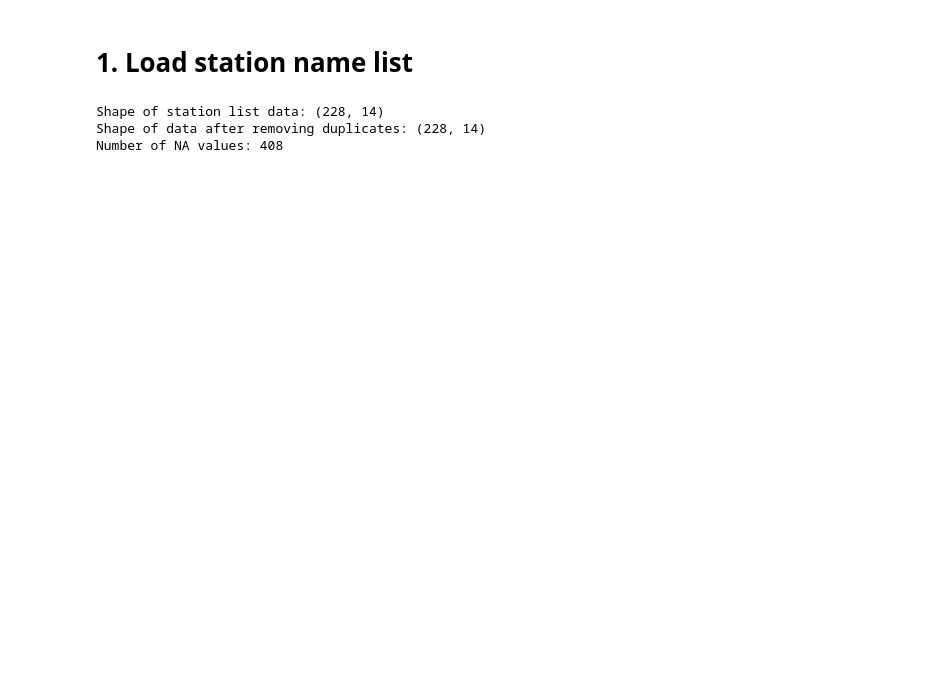
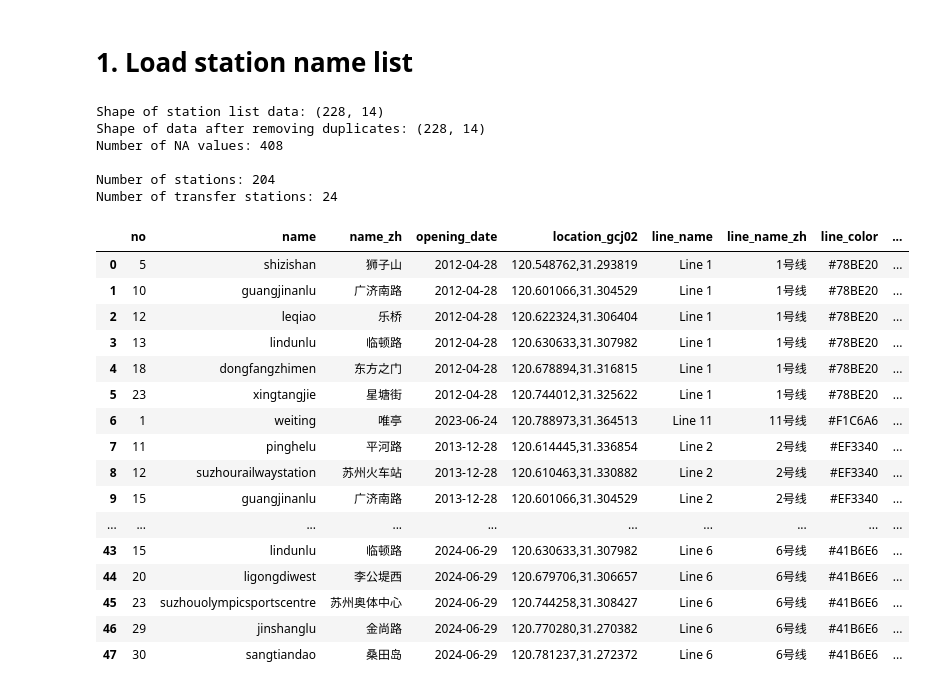
Before and after one commit to veager/VeDa-Public-Transit-Network, a Jupyter notebook: codes/metro_create_graph.ipynb, the cells around one changed output. Cells and saved outputs as stored; diff of their text form; code cells hidden in the pictures; blank space fills up the shorter version.

```diff
--- a/codes/metro_create_graph.ipynb
+++ b/codes/metro_create_graph.ipynb
@@ -13,27 +33,49 @@ import matplotlib.pyplot as plt
 # %%
-from utils.load_data import load_metro_station_list
-
 city = 'suzhou'
 
-data_folder = Path.cwd().parent / city
-
-# Load metro station list
-path = data_folder / f'metro_network_{city}.xlsx'
-data = load_metro_station_list(path, time_status='current')
-# drop duplicates
-# data = data.drop_duplicates(subset=['line_name', 'name'])
-# Select date
-data = data[data['opening_date'] <= '2024-06-30']
-# assign station id
-data = data.assign(station_id = lambda x : range(x.shape[0]))
-
+data = load_dataset(city) \
+        .astype({'line_cycle': object})
+# data type of line_cycle: np.bool_ -> bool
 print('\nShape of station list data:', data.shape,
       '\nShape of data after removing duplicates:', data.drop_duplicates(subset=['line_name', 'name']).shape,
       '\nNumber of NA values:', data.isna().sum().sum())
+
+
+
+# Extract transfer stations
+transfer_stn = data['name'].value_counts()
+transfer_stn = transfer_stn[transfer_stn > 1].index.tolist()
+print('\nNumber of stations:', data['name'].nunique(),
+      '\nNumber of transfer stations:', len(transfer_stn))
+transfer_stn = data.query('name in @transfer_stn') \
+                   .sort_values(['line_name', 'no']) \
+                   .reset_index(drop=True) \
+                   .drop(['cumulative_distance', 'station_spacing'], axis=1)
+transfer_stn
 # %% [output]
 Shape of station list data: (228, 14)
 Shape of data after removing duplicates: (228, 14)
 Number of NA values: 408
+
+Number of stations: 204
+Number of transfer stations: 24
+|  | no | name | name_zh | opening_date | location_gcj02 | line_name | line_name_zh | line_color | ... |
+| 0 | 5 | shizishan | 狮子山 | 2012-04-28 | 120.548762,31.293819 | Line 1 | 1号线 | #78BE20 | ... |
+| 1 | 10 | guangjinanlu | 广济南路 | 2012-04-28 | 120.601066,31.304529 | Line 1 | 1号线 | #78BE20 | ... |
+| 2 | 12 | leqiao | 乐桥 | 2012-04-28 | 120.622324,31.306404 | Line 1 | 1号线 | #78BE20 | ... |
+| 3 | 13 | lindunlu | 临顿路 | 2012-04-28 | 120.630633,31.307982 | Line 1 | 1号线 | #78BE20 | ... |
+| 4 | 18 | dongfangzhimen | 东方之门 | 2012-04-28 | 120.678894,31.316815 | Line 1 | 1号线 | #78BE20 | ... |
+| 5 | 23 | xingtangjie | 星塘街 | 2012-04-28 | 120.744012,31.325622 | Line 1 | 1号线 | #78BE20 | ... |
+| 6 | 1 | weiting | 唯亭 | 2023-06-24 | 120.788973,31.364513 | Line 11 | 11号线 | #F1C6A6 | ... |
+| 7 | 11 | pinghelu | 平河路 | 2013-12-28 | 120.614445,31.336854 | Line 2 | 2号线 | #EF3340 | ... |
+| 8 | 12 | suzhourailwaystation | 苏州火车站 | 2013-12-28 | 120.610463,31.330882 | Line 2 | 2号线 | #EF3340 | ... |
+| 9 | 15 | guangjinanlu | 广济南路 | 2013-12-28 | 120.601066,31.304529 | Line 2 | 2号线 | #EF3340 | ... |
+| ... | ... | ... | ... | ... | ... | ... | ... | ... | ... |
+| 43 | 15 | lindunlu | 临顿路 | 2024-06-29 | 120.630633,31.307982 | Line 6 | 6号线 | #41B6E6 | ... |
+| 44 | 20 | ligongdiwest | 李公堤西 | 2024-06-29 | 120.679706,31.306657 | Line 6 | 6号线 | #41B6E6 | ... |
+| 45 | 23 | suzhouolympicsportscentre | 苏州奥体中心 | 2024-06-29 | 120.744258,31.308427 | Line 6 | 6号线 | #41B6E6 | ... |
+| 46 | 29 | jinshanglu | 金尚路 | 2024-06-29 | 120.770280,31.270382 | Line 6 | 6号线 | #41B6E6 | ... |
+| 47 | 30 | sangtiandao | 桑田岛 | 2024-06-29 | 120.781237,31.272372 | Line 6 | 6号线 | #41B6E6 | ... |
 # %%
 from codes.utils.create_graph import (
     graph_add_nodes_from_dataframe,
```
Also changed, not shown: parts of 6 cells of this notebook, 4 other files.
